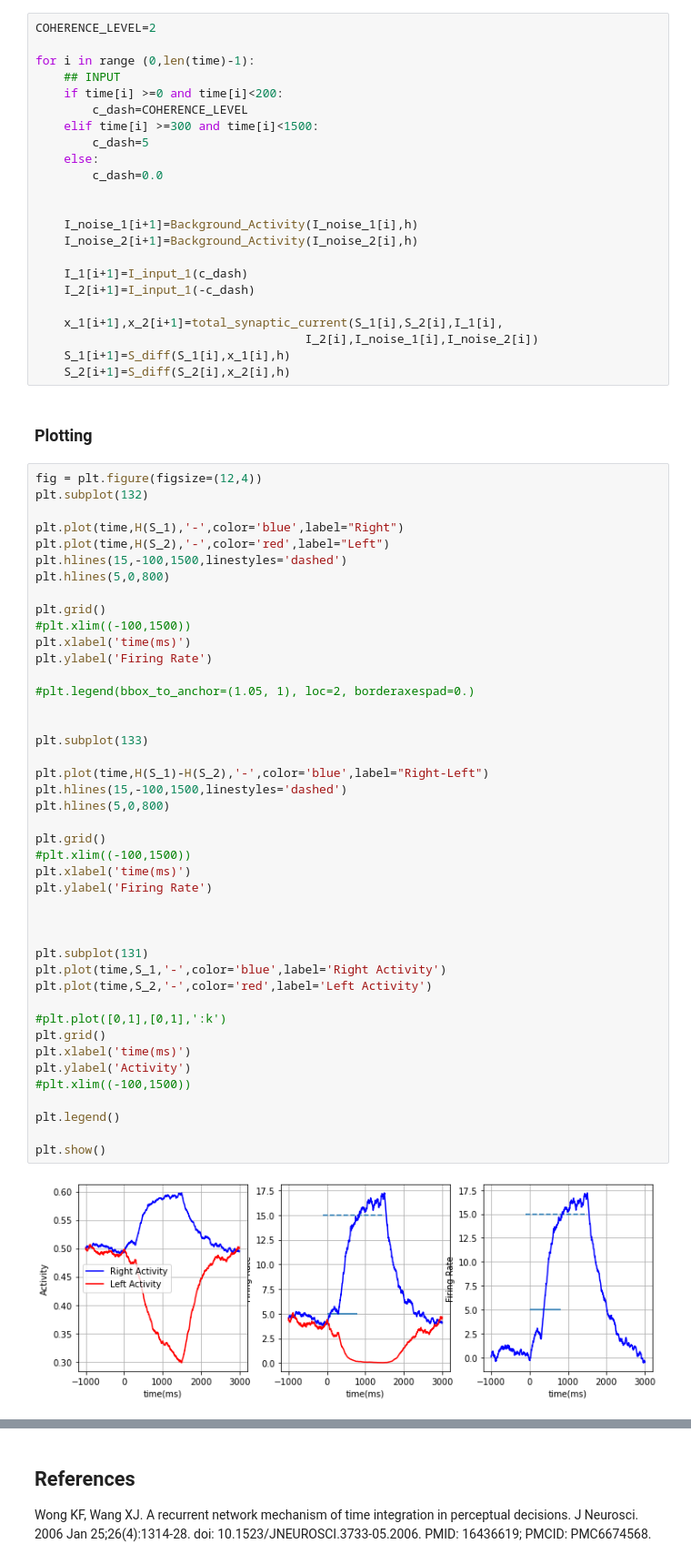
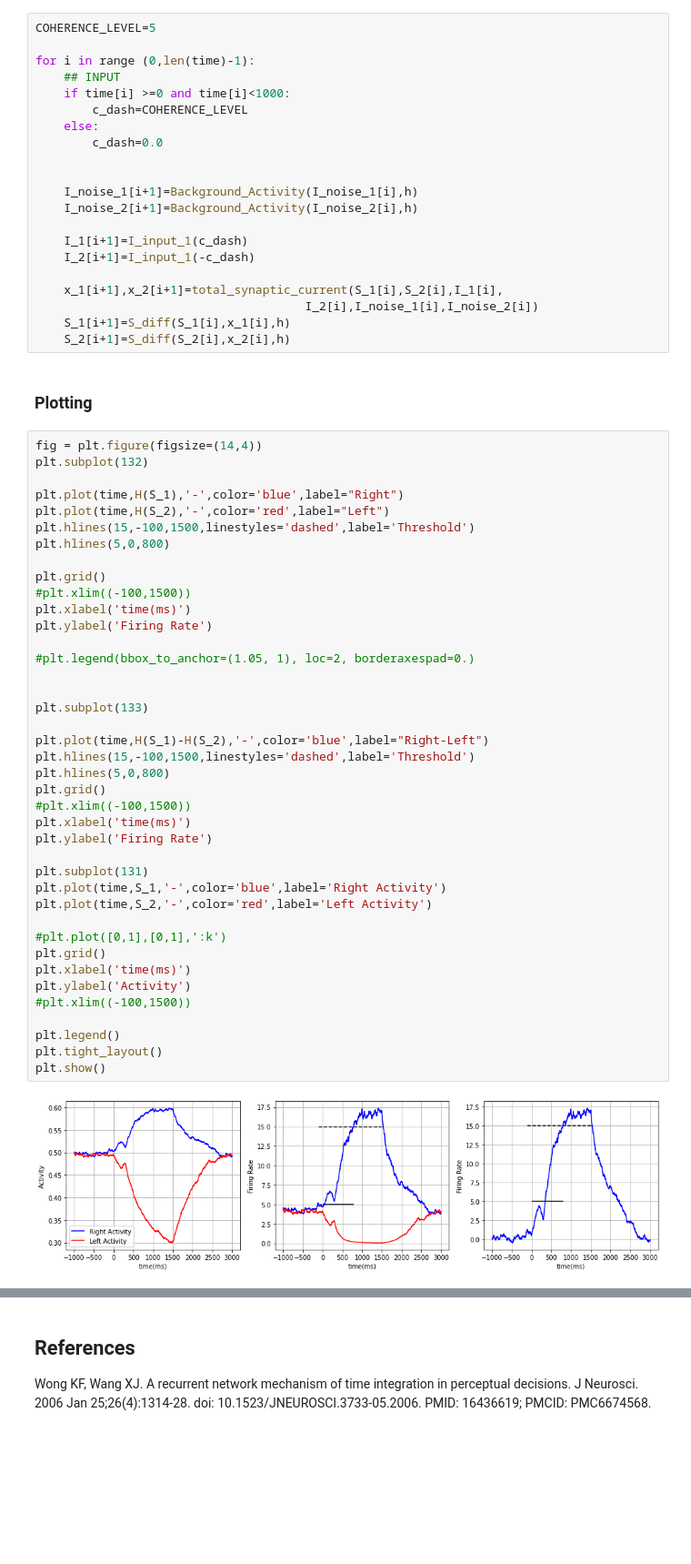
Before and after one commit to john-s-butler-dit/Decision-Making-Models, a Jupyter notebook: WongWang2006 Reduced Two Variable Model without AMPA - A Network Mechanism.ipynb, the cells around one changed output, grey strips where cells are left out. Shown at 91% size. Drawn from its saved outputs; the diff is of its cells as text; blank space fills up the shorter version.

```diff
--- a/WongWang2006 Reduced Two Variable Model without AMPA - A Network Mechanism.ipynb
+++ b/WongWang2006 Reduced Two Variable Model without AMPA - A Network Mechanism.ipynb
@@ -151,14 +153,12 @@ S_2=S+np.random.uniform(0,0.001,len(time))
 I_1=np.zeros((len(time)))
 I_2=np.zeros((len(time)))
 # %%
-COHERENCE_LEVEL=2
+COHERENCE_LEVEL=5
 
 for i in range (0,len(time)-1):
     ## INPUT
-    if time[i] >=0 and time[i]<200:
+    if time[i] >=0 and time[i]<1000:
         c_dash=COHERENCE_LEVEL
-    elif time[i] >=300 and time[i]<1500:
-        c_dash=5
     else:
         c_dash=0.0
 
@@ -176,50 +176,47 @@ for i in range (0,len(time)-1):
 # %% [markdown]
 ### Plotting
 # %%
-fig = plt.figure(figsize=(12,4))
+fig = plt.figure(figsize=(14,4))
 plt.subplot(132)
 
 plt.plot(time,H(S_1),'-',color='blue',label="Right")
 plt.plot(time,H(S_2),'-',color='red',label="Left")
-plt.hlines(15,-100,1500,linestyles='dashed')
+plt.hlines(15,-100,1500,linestyles='dashed',label='Threshold')
 plt.hlines(5,0,800)
 
 plt.grid()
 #plt.xlim((-100,1500))
 plt.xlabel('time(ms)')
 plt.ylabel('Firing Rate')
 
 #plt.legend(bbox_to_anchor=(1.05, 1), loc=2, borderaxespad=0.)
 
 
 plt.subplot(133)
 
 plt.plot(time,H(S_1)-H(S_2),'-',color='blue',label="Right-Left")
-plt.hlines(15,-100,1500,linestyles='dashed')
+plt.hlines(15,-100,1500,linestyles='dashed',label='Threshold')
 plt.hlines(5,0,800)
-
 plt.grid()
 #plt.xlim((-100,1500))
 plt.xlabel('time(ms)')
 plt.ylabel('Firing Rate')
-
-
 
 plt.subplot(131)
 plt.plot(time,S_1,'-',color='blue',label='Right Activity')
 plt.plot(time,S_2,'-',color='red',label='Left Activity')
 
 #plt.plot([0,1],[0,1],':k')
 plt.grid()
 plt.xlabel('time(ms)')
 plt.ylabel('Activity')
 #plt.xlim((-100,1500))
 
 plt.legend()
-
+plt.tight_layout()
 plt.show()
 # %% [output]
-[figure, old version]
+[figure, new version]
 # %%
 Firing_target_1=H(S_1)
 Firing_target_2=H(S_2)
```
Also changed, not shown: parts of 2 cells of this notebook.
